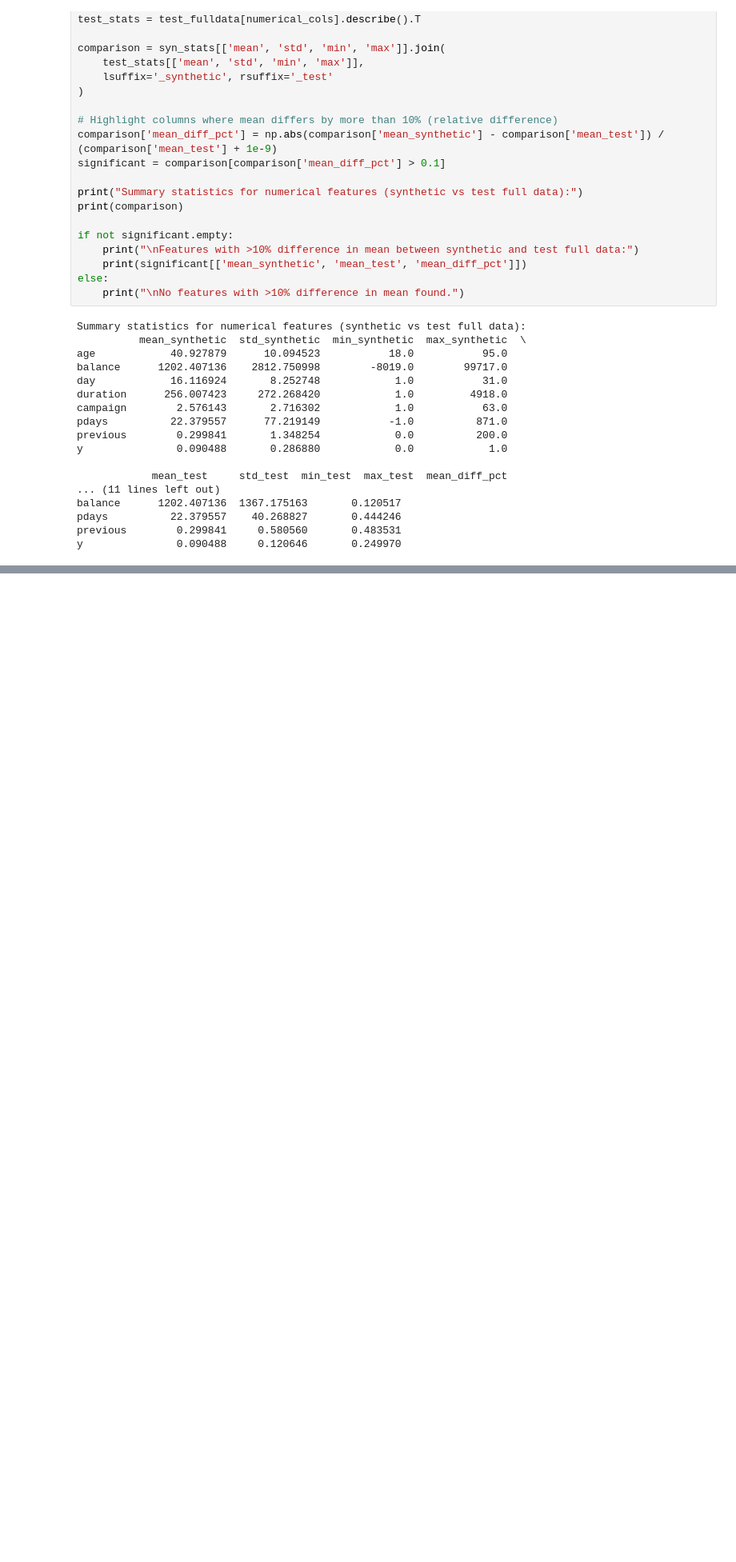
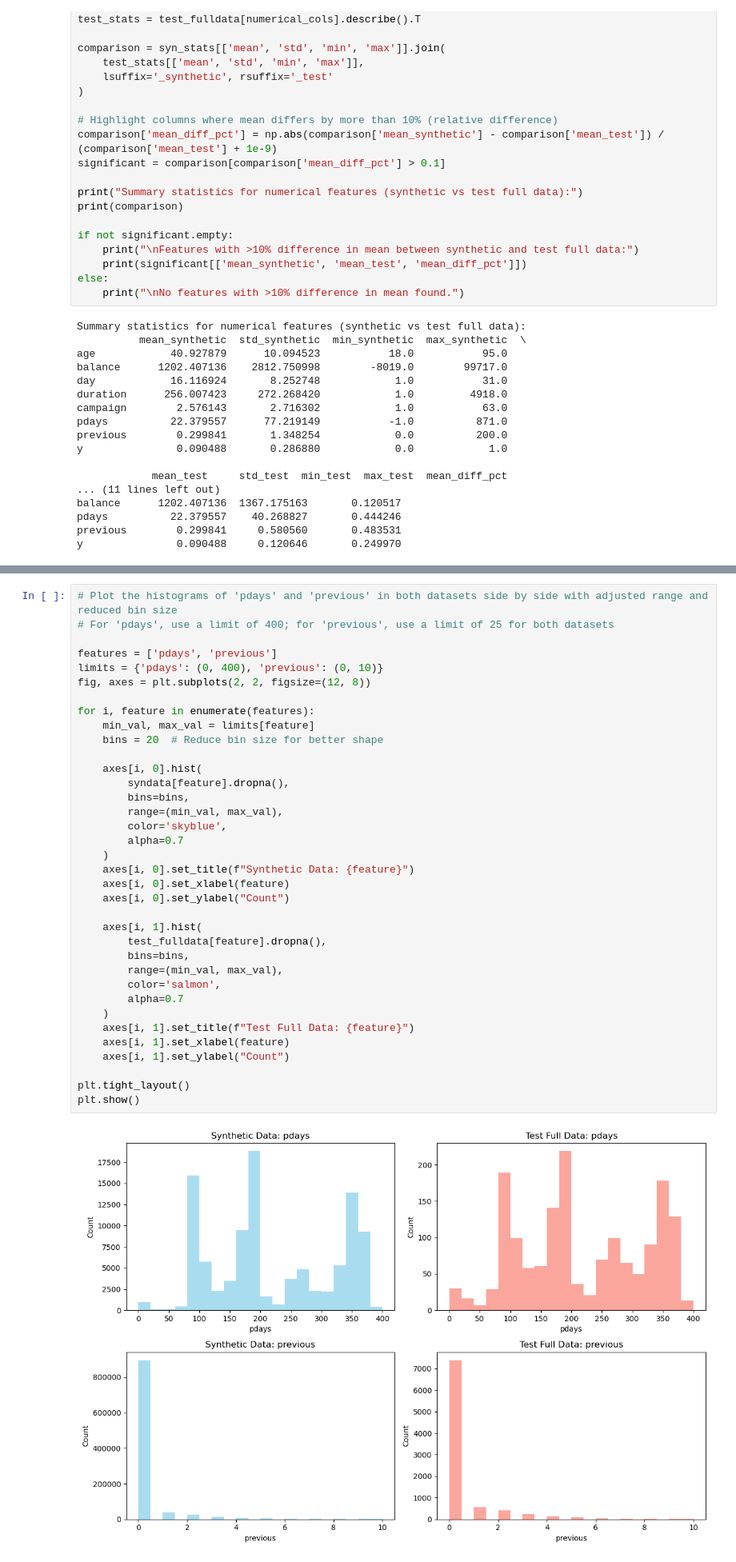
Before and after one commit to hka3rs/WSAI_IITM, a Jupyter notebook: final_project_p5s8/team_9.ipynb, the cells around one changed output, grey strips where cells are left out. Shown at 80% size. Drawn from its saved outputs; the diff is of its cells as text; blank space fills up the shorter version.

```diff
--- a/final_project_p5s8/team_9.ipynb
+++ b/final_project_p5s8/team_9.ipynb
@@ -294,0 +262,38 @@ y               0.090488     0.120646       0.249970
+# %%
+# Plot the histograms of 'pdays' and 'previous' in both datasets side by side with adjusted range and reduced bin size
+# For 'pdays', use a limit of 400; for 'previous', use a limit of 25 for both datasets
+
+features = ['pdays', 'previous']
+limits = {'pdays': (0, 400), 'previous': (0, 10)}
+fig, axes = plt.subplots(2, 2, figsize=(12, 8))
+
+for i, feature in enumerate(features):
+    min_val, max_val = limits[feature]
+    bins = 20  # Reduce bin size for better shape
+
+    axes[i, 0].hist(
+        syndata[feature].dropna(),
+        bins=bins,
+        range=(min_val, max_val),
+        color='skyblue',
+        alpha=0.7
+    )
+    axes[i, 0].set_title(f"Synthetic Data: {feature}")
+    axes[i, 0].set_xlabel(feature)
+    axes[i, 0].set_ylabel("Count")
+
+    axes[i, 1].hist(
+        test_fulldata[feature].dropna(),
+        bins=bins,
+        range=(min_val, max_val),
+        color='salmon',
+        alpha=0.7
+    )
+    axes[i, 1].set_title(f"Test Full Data: {feature}")
+    axes[i, 1].set_xlabel(feature)
+    axes[i, 1].set_ylabel("Count")
+
+plt.tight_layout()
+plt.show()
+# %% [output]
+[figure, added]
```
Also changed, not shown: parts of 11 cells of this notebook.
